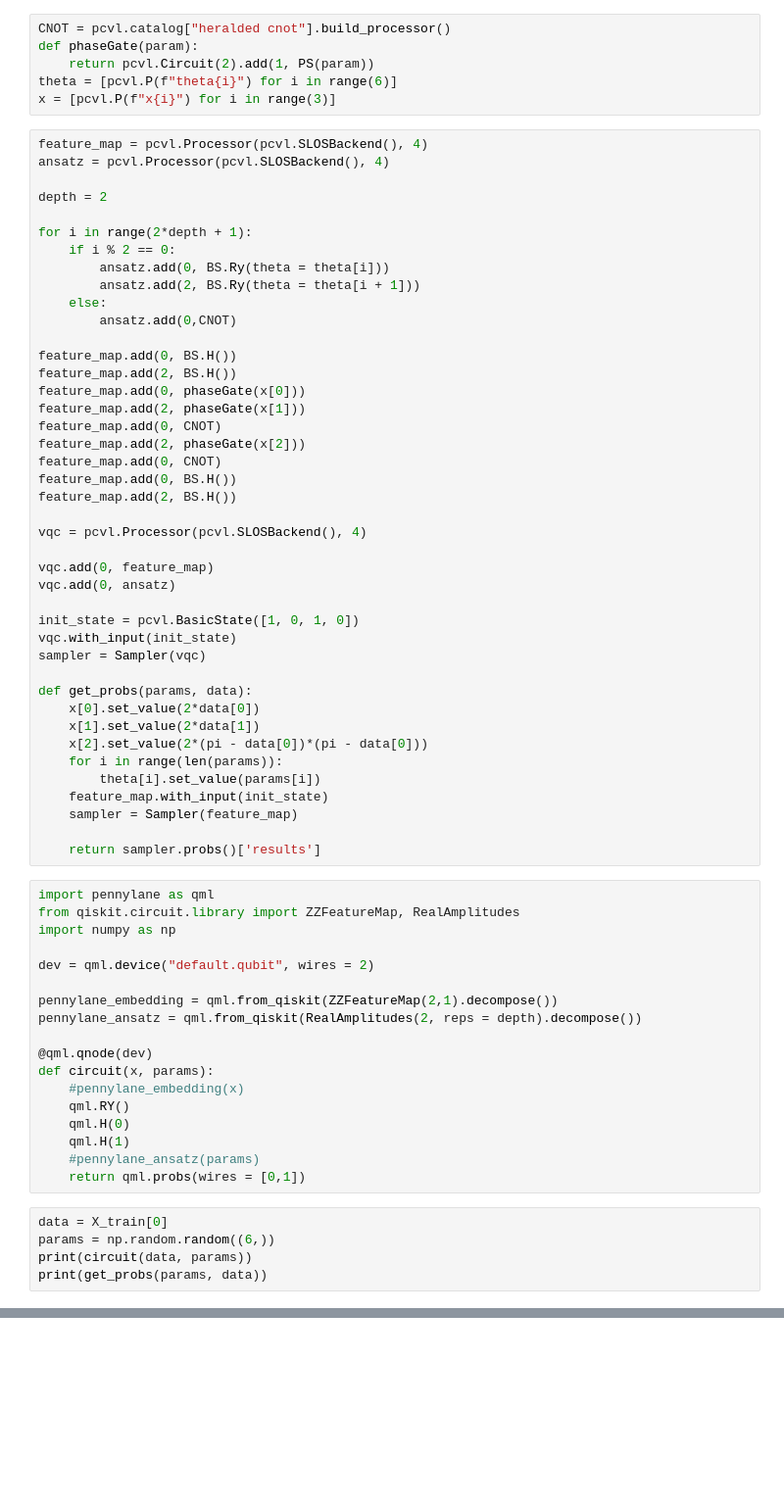
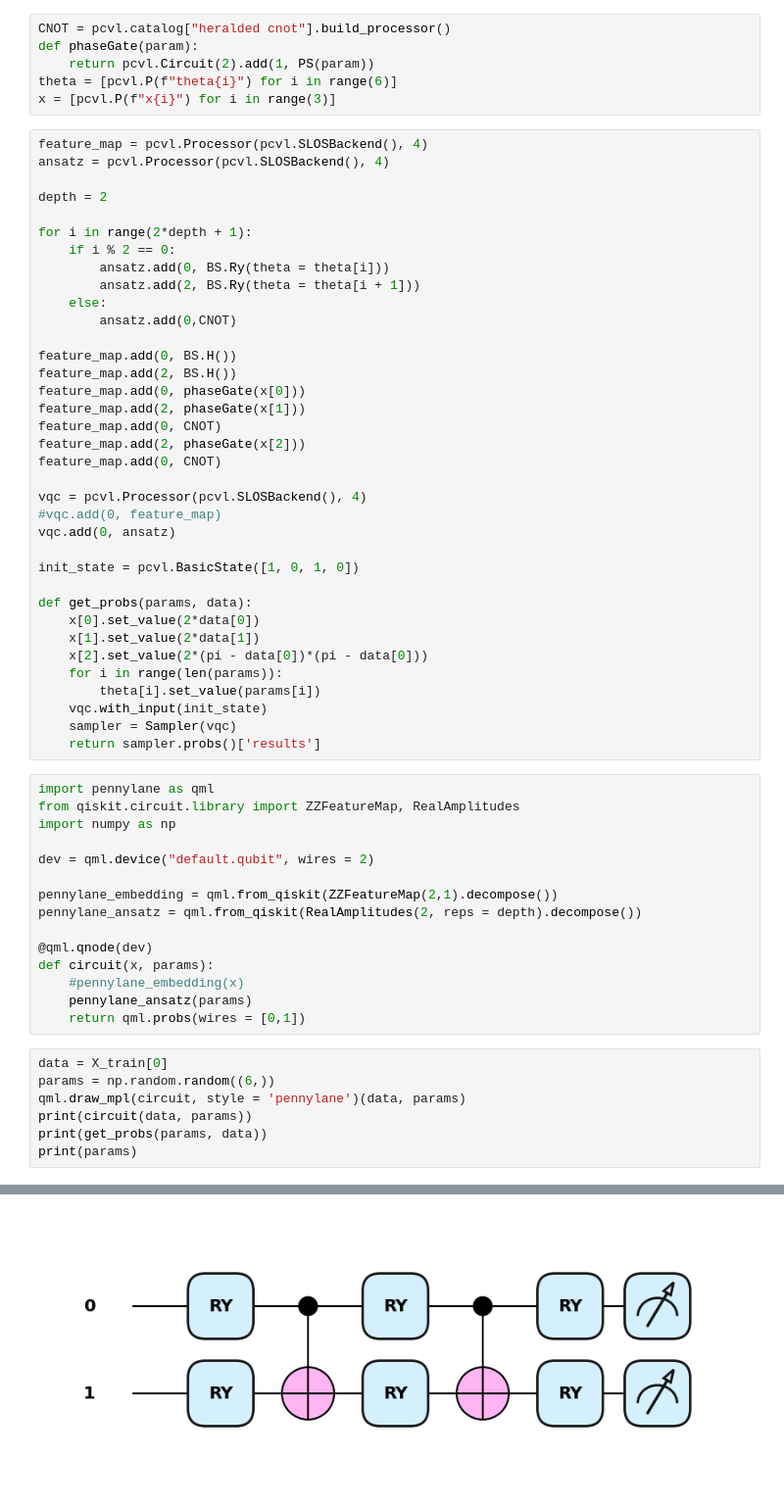
Before and after one commit to MelonLord8/PercevalTraining, a Jupyter notebook: main.ipynb, the cells around one changed output, grey strips where cells are left out. Shown at 98% size. Saved outputs shown, nothing was run; the diff lists cells and outputs as text; blank space fills up the shorter version.

```diff
--- a/main.ipynb
+++ b/main.ipynb
@@ -50,17 +50,12 @@ feature_map.add(2, phaseGate(x[1]))
 feature_map.add(0, CNOT)
 feature_map.add(2, phaseGate(x[2]))
 feature_map.add(0, CNOT)
-feature_map.add(0, BS.H())
-feature_map.add(2, BS.H())
 
 vqc = pcvl.Processor(pcvl.SLOSBackend(), 4)
-
-vqc.add(0, feature_map)
+#vqc.add(0, feature_map)
 vqc.add(0, ansatz)
 
 init_state = pcvl.BasicState([1, 0, 1, 0])
-vqc.with_input(init_state)
-sampler = Sampler(vqc)
 
 def get_probs(params, data):
     x[0].set_value(2*data[0])
@@ -68,9 +63,8 @@ def get_probs(params, data):
     x[2].set_value(2*(pi - data[0])*(pi - data[0]))
     for i in range(len(params)):
         theta[i].set_value(params[i])
-    feature_map.with_input(init_state)
-    sampler = Sampler(feature_map)
-
+    vqc.with_input(init_state)
+    sampler = Sampler(vqc)
     return sampler.probs()['results']
 # %%
 import pennylane as qml
@@ -85,14 +79,13 @@ pennylane_ansatz = qml.from_qiskit(RealAmplitudes(2, reps = depth).decompose())
 @qml.qnode(dev)
 def circuit(x, params):
     #pennylane_embedding(x)
-    qml.RY()
-    qml.H(0)
-    qml.H(1)
-    #pennylane_ansatz(params)
+    pennylane_ansatz(params)
     return qml.probs(wires = [0,1])
 # %%
 data = X_train[0]
 params = np.random.random((6,))
+qml.draw_mpl(circuit, style = 'pennylane')(data, params)
 print(circuit(data, params))
 print(get_probs(params, data))
+print(params)
 # %% [output]
@@ -105,0 +100 @@ print(get_probs(params, data))
+[figure, added]
```
Also changed, not shown: parts of 2 cells of this notebook.
